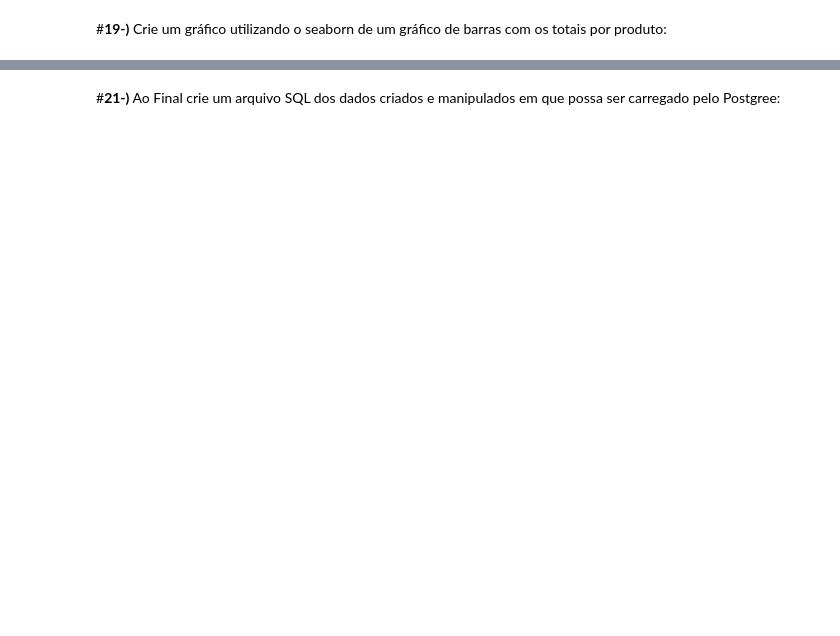
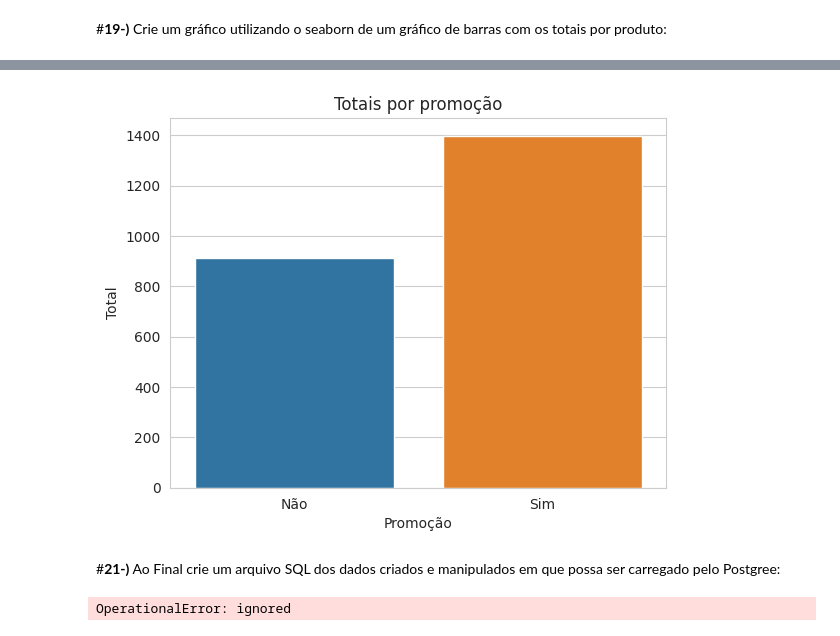
Before and after one commit to ManoLoeffler/Analise-Python, a Jupyter notebook: Atividade_Revisão_Python.ipynb, the cells around one changed output, grey strips where cells are left out. Cells and saved outputs as stored; diff of their text form; code cells hidden in the pictures; blank space fills up the shorter version.

```diff
--- a/Atividade_Revisão_Python.ipynb
+++ b/Atividade_Revisão_Python.ipynb
@@ -385,4 +445,26 @@ import seaborn as sns
+# %%
+
+df_promocao = df.groupby("Promoção")["Total"].sum().reset_index()
+sns.barplot(x="Promoção", y="Total", data=df_promocao)
+plt.title("Totais por promoção")
+plt.xlabel("Promoção")
+plt.ylabel("Total")
+plt.show()
+# %% [output]
+[figure, added]
 # %% [markdown]
 #**21-)** Ao Final crie um arquivo SQL dos dados criados e manipulados em que possa ser carregado pelo Postgree:
 # %%
 # Resposta
+# %%
+import psycopg2
+conn = psycopg2.connect(
+    host="localhost",
+    database="nome_do_banco",
+    user="usuario",
+    password="senha"
+)
+
+df.to_sql(name="nome_da_tabela", con=conn, if_exists="replace", index=False)
+# %% [output]
+OperationalError: ignored
```
Also changed, not shown: parts of 42 cells of this notebook.
